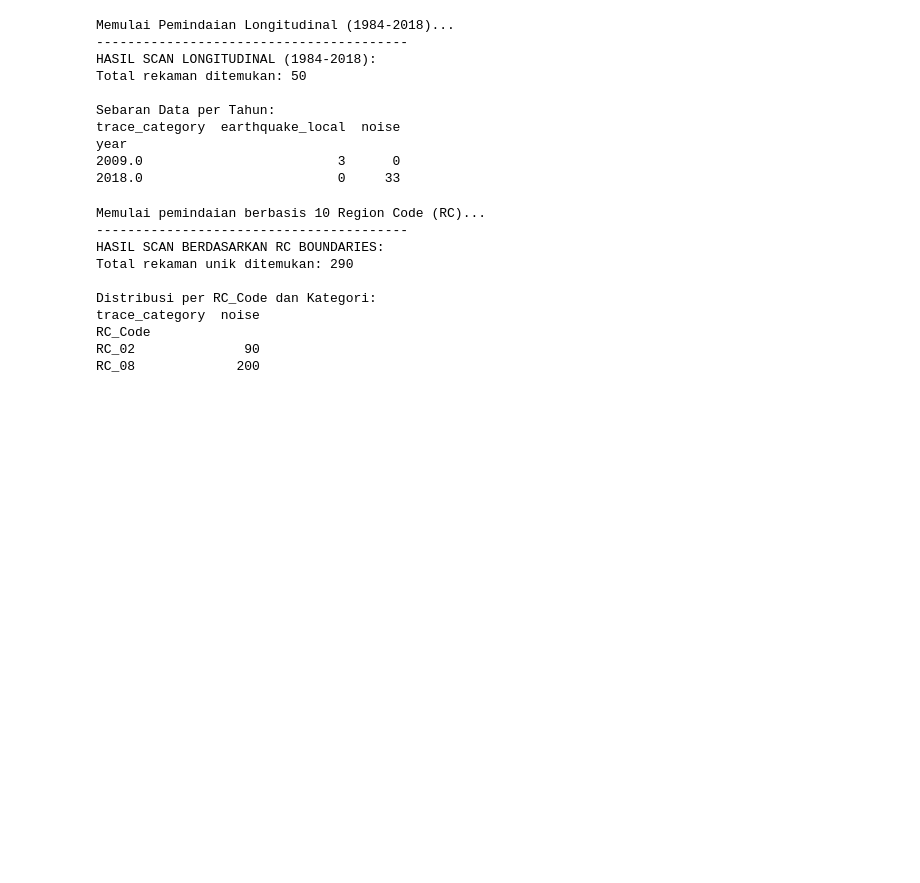
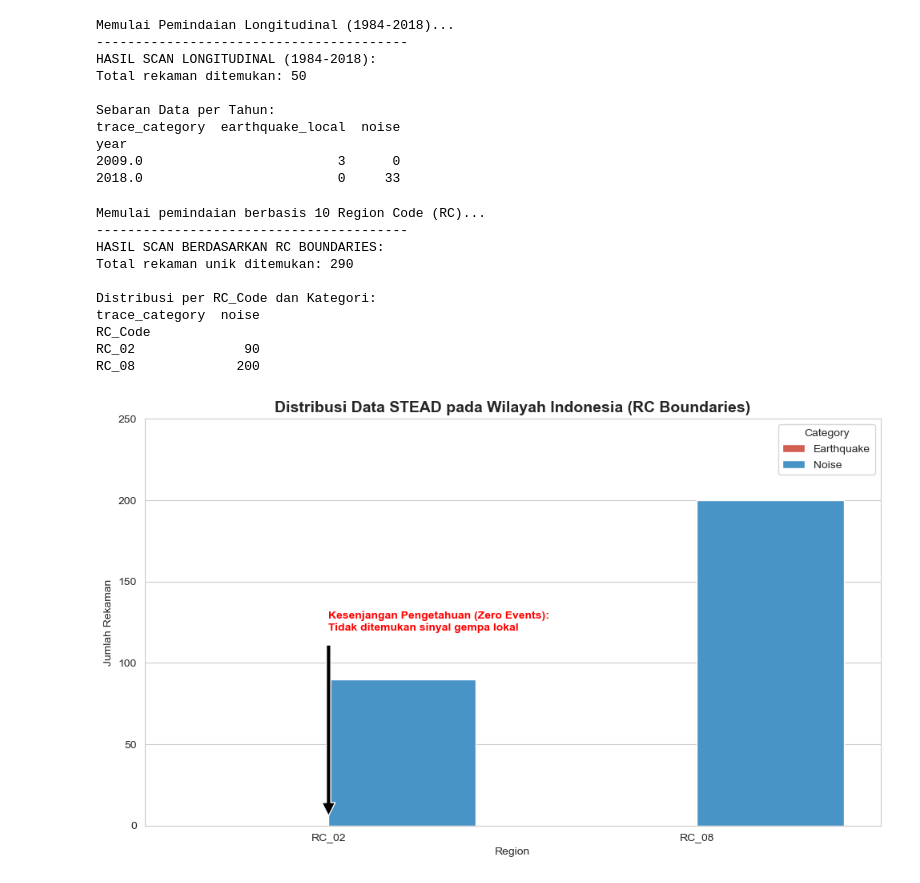
Before and after one commit to verykurniabakti/seismiccode, a Jupyter notebook: mcu_quake/code_gen_trying/pre_processing_bmkg/pencarian_gempa_stead.ipynb, the cells around one changed output. Saved outputs shown, nothing was run; the diff lists cells and outputs as text; code cells hidden in the pictures; blank space fills up the shorter version.

Commit message:
data noise

```diff
--- a/mcu_quake/code_gen_trying/pre_processing_bmkg/pencarian_gempa_stead.ipynb
+++ b/mcu_quake/code_gen_trying/pre_processing_bmkg/pencarian_gempa_stead.ipynb
@@ -642,3 +642,34 @@ trace_category  noise
 RC_Code
 RC_02              90
 RC_08             200
+# %%
+import matplotlib.pyplot as plt
+import seaborn as sns
+import pandas as pd
+
+# Data temuan scan RC
+data_rc = {
+    'Region': ['RC_02', 'RC_08'],
+    'Earthquake': [0, 0],
+    'Noise': [90, 200]
+}
+df_rc = pd.DataFrame(data_rc).melt(id_vars='Region', var_name='Category', value_name='Count')
+
+plt.figure(figsize=(10, 6))
+sns.set_style("whitegrid")
+
+# Barplot Stacked
+ax = sns.barplot(data=df_rc, x='Region', y='Count', hue='Category', palette={'Earthquake': '#e74c3c', 'Noise': '#3498db'})
+
+# Anotasi "Zero Events"
+plt.annotate('Kesenjangan Pengetahuan (Zero Events):\nTidak ditemukan sinyal gempa lokal',
+             xy=(0, 0), xytext=(0, 120),
+             arrowprops=dict(facecolor='black', shrink=0.05), fontsize=10, color='red', fontweight='bold')
+
+plt.title('Distribusi Data STEAD pada Wilayah Indonesia (RC Boundaries)', fontsize=14, fontweight='bold')
+plt.ylabel('Jumlah Rekaman')
+plt.ylim(0, 250)
+plt.tight_layout()
+plt.show()
+# %% [output]
+[figure, added]
```
